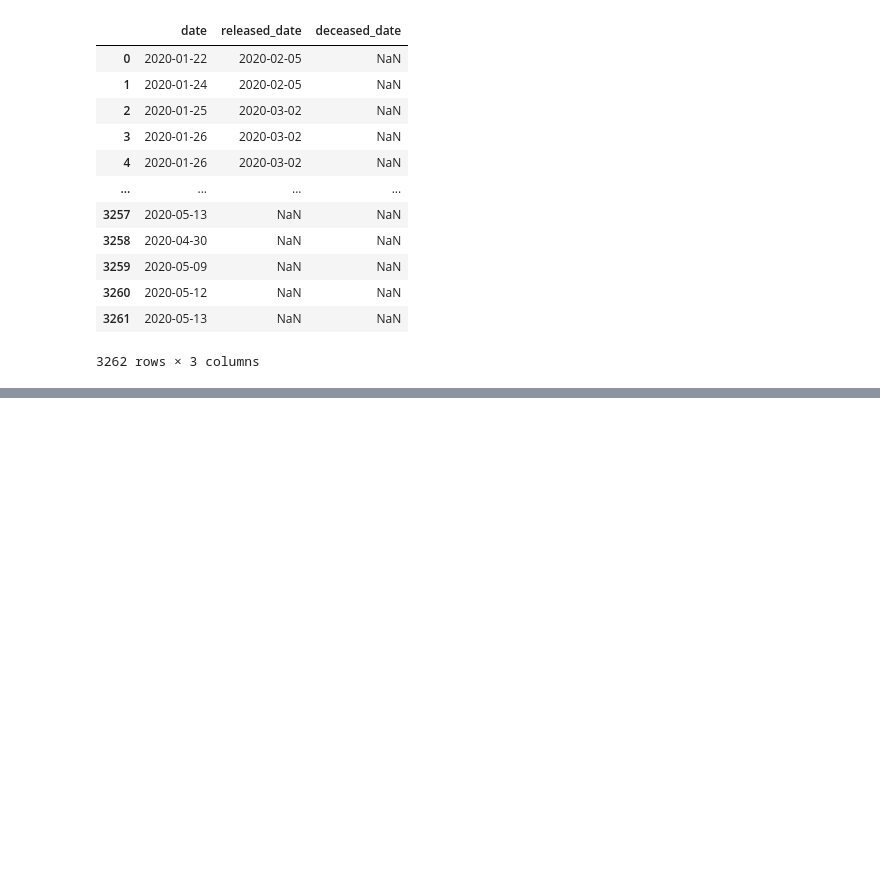
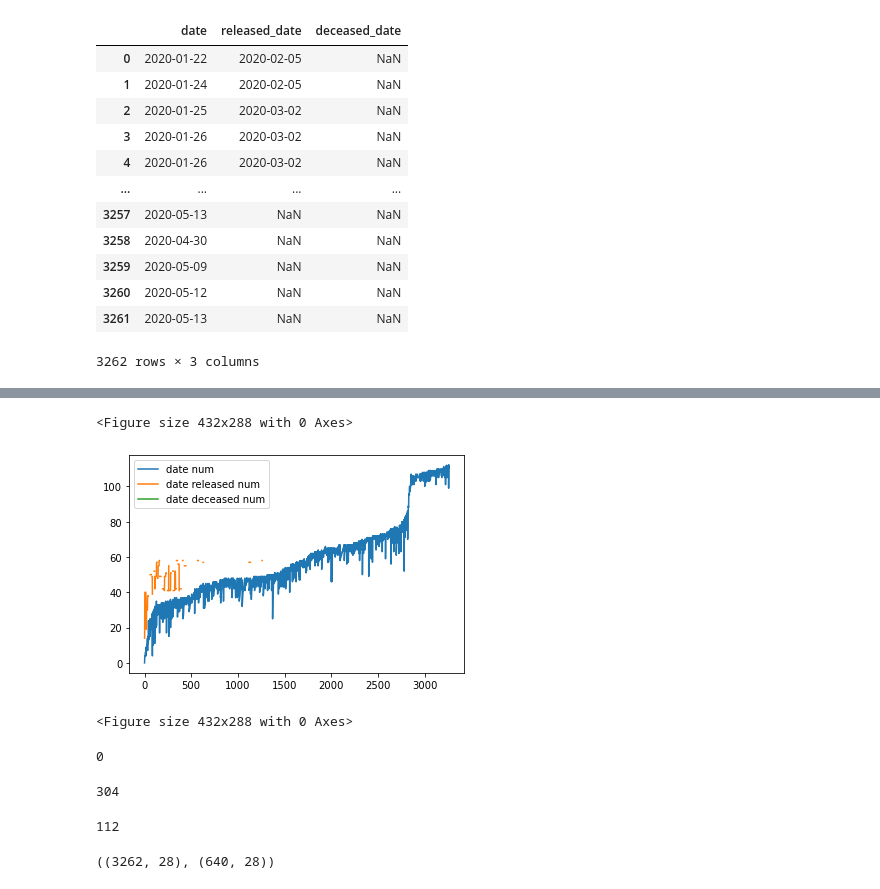
Before and after one commit to ludovicaschaerf/MRWP_Final_Project, a Jupyter notebook: Model Creation.ipynb, the cells around one changed output, grey strips where cells are left out. Drawn from its saved outputs; the diff is of its cells as text; code cells hidden in the pictures; blank space fills up the shorter version.

```diff
--- a/Model Creation.ipynb
+++ b/Model Creation.ipynb
@@ -203,3 +195,7 @@ data[['date', 'released_date', 'deceased_date']]
 | 3260 | 2020-05-12 | NaN | NaN |
 | 3261 | 2020-05-13 | NaN | NaN |
 3262 rows × 3 columns
+# %%
+data['date'] = pd.to_datetime(data['date'])
+data['released_date'] = pd.to_datetime(data['released_date'])
+data['deceased_date'] = pd.to_datetime(data['deceased_date'])
@@ -205,0 +226,6 @@ data[['date', 'released_date', 'deceased_date']]
+# %%
+basedate = data['date'].min()
+data['date num'] = data['date'].apply(lambda x: (x - basedate).days)
+data['date released num'] = data['released_date'].apply(lambda x: (x - basedate).days)
+data['date deceased num'] = data['deceased_date'].apply(lambda x: (x - basedate).days)
+data[['date num', 'date released num', 'date deceased num']]
@@ -205,0 +246,26 @@ data[['date', 'released_date', 'deceased_date']]
+# %%
+import matplotlib.pyplot as plt
+df = data[['date num', 'date released num', 'date deceased num']]
+df = df.plot()
+plt.figure()
+# %% [output]
+<Figure size 432x288 with 0 Axes>
+[figure, added]
+<Figure size 432x288 with 0 Axes>
+# %%
+sum(data['date deceased num'].notna())
+# %% [output]
+0
+# %%
+sum(data['date released num'].notna())
+# %% [output]
+304
+# %%
+data['date num'].max()
+# %% [output]
+112
+# %%
+df = data.drop_duplicates(subset='patient_id')
+data.shape, df.shape
+# %% [output]
+((3262, 28), (640, 28))
```
Also changed, not shown: parts of 15 cells of this notebook.
